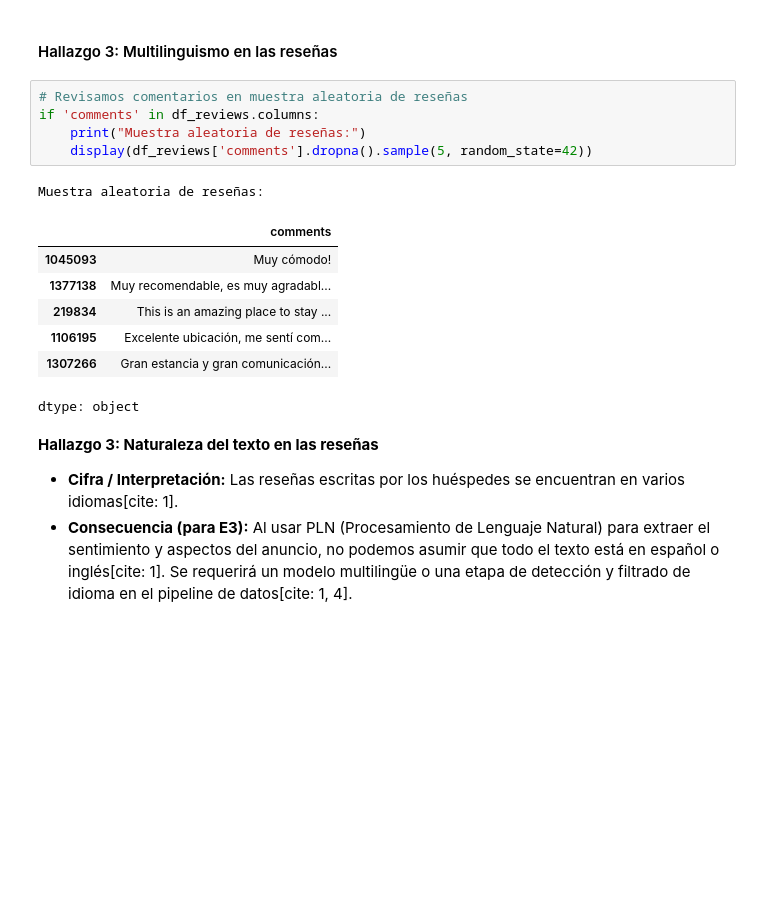
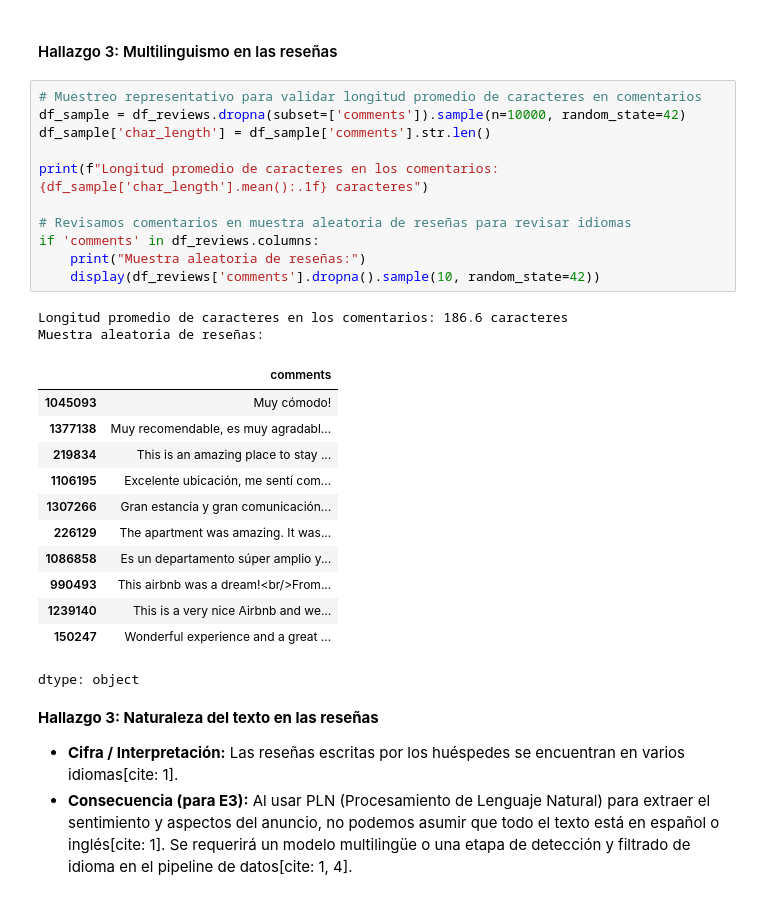
Before and after one commit to josenomberto/UTEC-CDIAV3-MCD8015, a Jupyter notebook: src/01_eda.ipynb, the cells around one changed output. Cells and saved outputs as stored; diff of their text form; blank space fills up the shorter version.

```diff
--- a/src/01_eda.ipynb
+++ b/src/01_eda.ipynb
@@ -187,18 +219,30 @@ Anuncios que exigen más de 1 año de estadía mínima: 5
 # %% [markdown]
 #### Hallazgo 3: Multilinguismo en las reseñas
 # %%
-# Revisamos comentarios en muestra aleatoria de reseñas
+# Muestreo representativo para validar longitud promedio de caracteres en comentarios
+df_sample = df_reviews.dropna(subset=['comments']).sample(n=10000, random_state=42)
+df_sample['char_length'] = df_sample['comments'].str.len()
+
+print(f"Longitud promedio de caracteres en los comentarios: {df_sample['char_length'].mean():.1f} caracteres")
+
+# Revisamos comentarios en muestra aleatoria de reseñas para revisar idiomas
 if 'comments' in df_reviews.columns:
     print("Muestra aleatoria de reseñas:")
-    display(df_reviews['comments'].dropna().sample(5, random_state=42))
+    display(df_reviews['comments'].dropna().sample(10, random_state=42))
 # %% [output]
+Longitud promedio de caracteres en los comentarios: 186.6 caracteres
 Muestra aleatoria de reseñas:
 |  | comments |
 | 1045093 | Muy cómodo! |
 | 1377138 | Muy recomendable, es muy agradabl... |
 | 219834 | This is an amazing place to stay ... |
 | 1106195 | Excelente ubicación, me sentí com... |
 | 1307266 | Gran estancia y gran comunicación... |
+| 226129 | The apartment was amazing. It was... |
+| 1086858 | Es un departamento súper amplio y... |
+| 990493 | This airbnb was a dream!<br/>From... |
+| 1239140 | This is a very nice Airbnb and we... |
+| 150247 | Wonderful experience and a great ... |
 dtype: object
 # %% [markdown]
 **Hallazgo 3: Naturaleza del texto en las reseñas**
```
Also changed, not shown: parts of 8 cells of this notebook.
